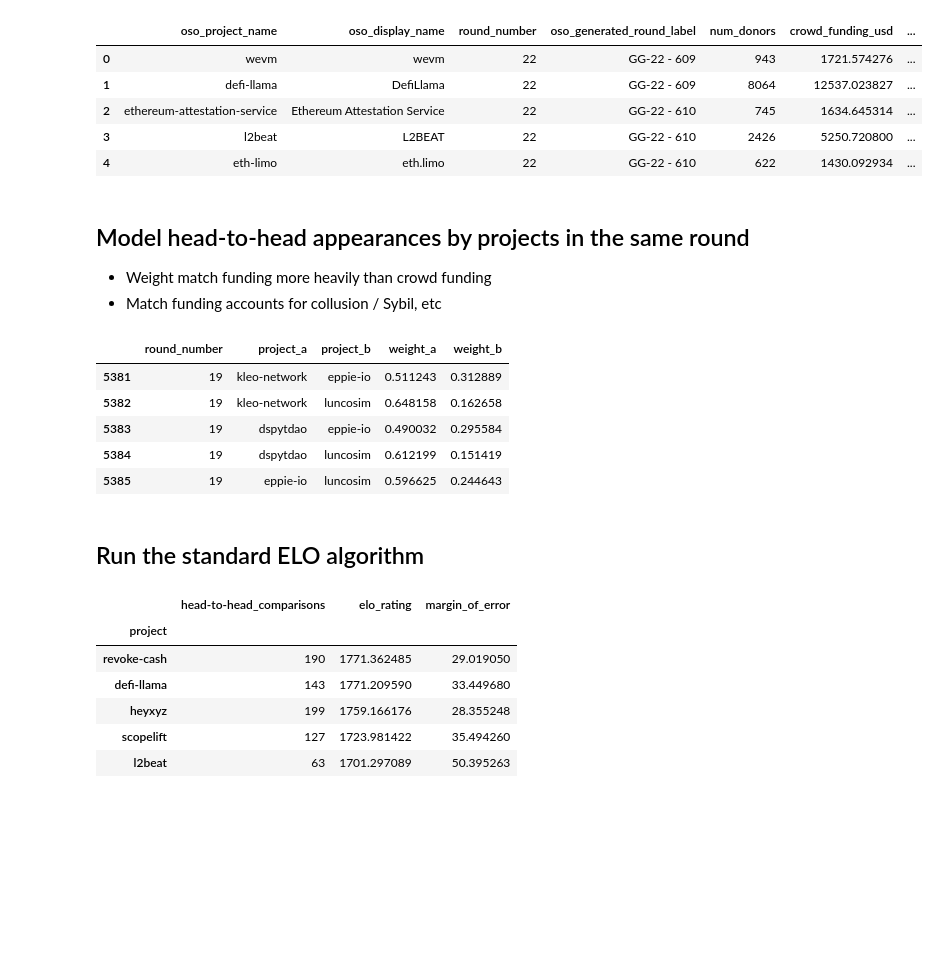
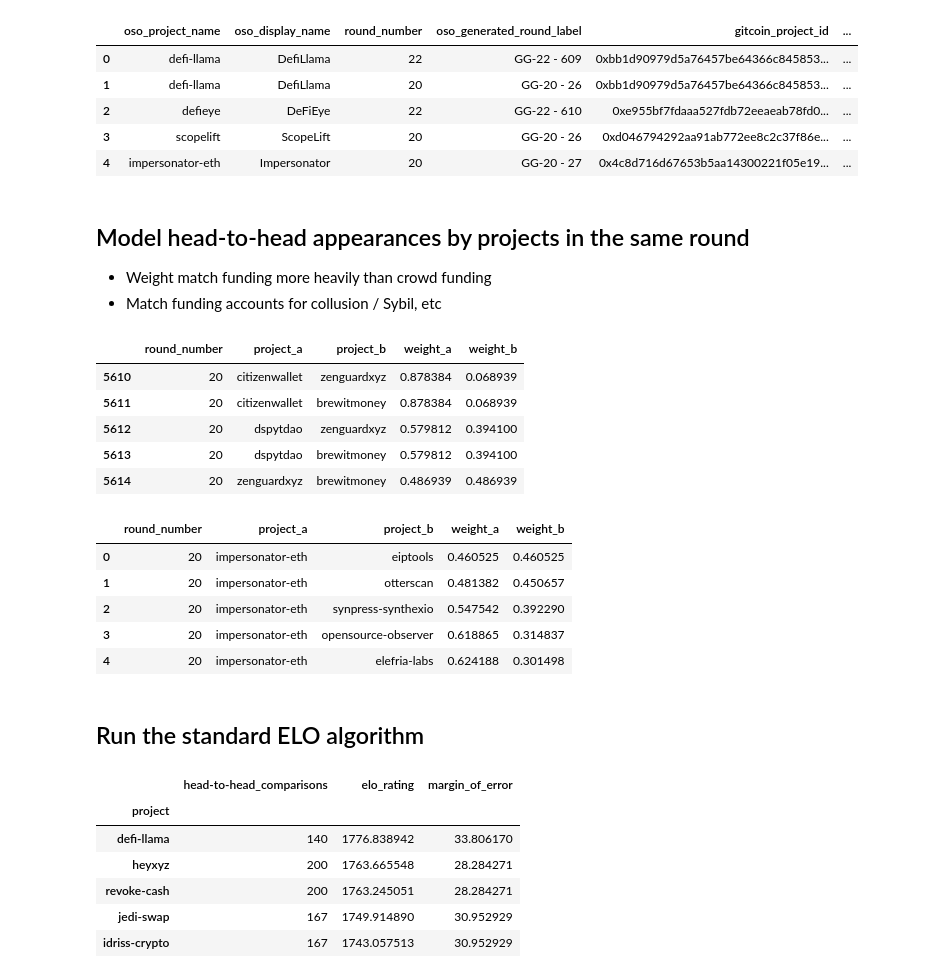
Before and after one commit to opensource-observer/insights, a Jupyter notebook: analysis/gitcoin/2025-01-30_GitcoinGrantsELO.ipynb, the cells around one changed output. Cells and saved outputs as stored; diff of their text form; code cells hidden in the pictures; blank space fills up the shorter version.

```diff
--- a/analysis/gitcoin/2025-01-30_GitcoinGrantsELO.ipynb
+++ b/analysis/gitcoin/2025-01-30_GitcoinGrantsELO.ipynb
@@ -20,14 +21,24 @@ query = """
       oso_display_name,
       round_number,
       oso_generated_round_label,
+      gitcoin_project_id,
       count(distinct donor_address) as num_donors,
       sum(case when donor_address is not null then amount_in_usd else 0 end) as crowd_funding_usd,
       sum(case when donor_address is null then amount_in_usd else 0 end) as match_funding_usd
     from `oso_production.gitcoin_funding_events_by_project_v0`
-    where round_number >= 18
-    group by 1, 2, 3, 4
+    where ((round_number = 22 and gitcoin_round_id = '608') or
+      (round_number = 22 and gitcoin_round_id = '609') or
+      (round_number = 22 and gitcoin_round_id = '610') or
+      (round_number = 22 and gitcoin_round_id = '611') or
+      (round_number = 20 and gitcoin_round_id = '23') or
+      (round_number = 20 and gitcoin_round_id = '25') or
+      (round_number = 20 and gitcoin_round_id = '26') or
+      (round_number = 20 and gitcoin_round_id = '27') or
+      (round_number = 19 and lower(gitcoin_round_id) = '0xd4cc0dd193c7dc1d665ae244ce12d7fab337a008') or
+      (round_number = 18 and lower(gitcoin_round_id) = '0x8de918f0163b2021839a8d84954dd7e8e151326d'))
+    group by 1, 2, 3, 4, 5
     having match_funding_usd > 0
-    order by 7 desc
+    order by 8 desc
 """
 results = client.query(query)
 gitcoin_df = results.to_dataframe()
@@ -48,9 +58,10 @@ gitcoin_df.tail(5)
 # %%
 round_stats = gitcoin_df.groupby('oso_generated_round_label').agg({
     'oso_project_name': 'nunique',
+    'gitcoin_project_id': 'nunique',
     'match_funding_usd': 'sum'
 }).sort_values(by='match_funding_usd', ascending=False)
 
-oss_heavy_rounds = round_stats[(round_stats['match_funding_usd'] >= 20_000) & (round_stats['oso_project_name'] >= 10)]
+oss_heavy_rounds = round_stats[(round_stats['match_funding_usd'] >= 20_000) & (round_stats['gitcoin_project_id'] >= 10)]
 oss_heavy_rounds
 # %% [output]
@@ -75,22 +111,22 @@ oss_heavy_rounds
 # %%
 oss_heavy_rounds_list = list(oss_heavy_rounds.index)
 round_filter = gitcoin_df['oso_generated_round_label'].isin(oss_heavy_rounds_list)
 
 project_round_count = gitcoin_df.groupby('oso_project_name')['round_number'].nunique()
-projects_above_round_count_threshold = list(project_round_count[project_round_count > 3].index)
+projects_above_round_count_threshold = list(project_round_count[project_round_count >= 3].index)
 project_filter = gitcoin_df['oso_project_name'].isin(projects_above_round_count_threshold)
 
 oss_project_filter = gitcoin_df['oso_project_name'].isna() == False
 
 filtered_df = gitcoin_df[round_filter & project_filter & oss_project_filter].reset_index(drop=True)
 filtered_df.head()
 # %% [output]
-|  | oso_project_name | oso_display_name | round_number | oso_generated_round_label | num_donors | crowd_funding_usd | ... |
-| 0 | wevm | wevm | 22 | GG-22 - 609 | 943 | 1721.574276 | ... |
-| 1 | defi-llama | DefiLlama | 22 | GG-22 - 609 | 8064 | 12537.023827 | ... |
-| 2 | ethereum-attestation-service | Ethereum Attestation Service | 22 | GG-22 - 610 | 745 | 1634.645314 | ... |
-| 3 | l2beat | L2BEAT | 22 | GG-22 - 610 | 2426 | 5250.720800 | ... |
-| 4 | eth-limo | eth.limo | 22 | GG-22 - 610 | 622 | 1430.092934 | ... |
+|  | oso_project_name | oso_display_name | round_number | oso_generated_round_label | gitcoin_project_id | ... |
+| 0 | defi-llama | DefiLlama | 22 | GG-22 - 609 | 0xbb1d90979d5a76457be64366c845853... | ... |
+| 1 | defi-llama | DefiLlama | 20 | GG-20 - 26 | 0xbb1d90979d5a76457be64366c845853... | ... |
+| 2 | defieye | DeFiEye | 22 | GG-22 - 610 | 0xe955bf7fdaaa527fdb72eeaeab78fd0... | ... |
+| 3 | scopelift | ScopeLift | 20 | GG-20 - 26 | 0xd046794292aa91ab772ee8c2c37f86e... | ... |
+| 4 | impersonator-eth | Impersonator | 20 | GG-20 - 27 | 0x4c8d716d67653b5aa14300221f05e19... | ... |
 # %% [markdown]
 ## Model head-to-head appearances by projects in the same round
 
@@ -123,13 +159,22 @@ simulation_df = pd.DataFrame(simulation_data)
 simulation_df.tail()
 # %% [output]
 |  | round_number | project_a | project_b | weight_a | weight_b |
-| 5381 | 19 | kleo-network | eppie-io | 0.511243 | 0.312889 |
-| 5382 | 19 | kleo-network | luncosim | 0.648158 | 0.162658 |
-| 5383 | 19 | dspytdao | eppie-io | 0.490032 | 0.295584 |
-| 5384 | 19 | dspytdao | luncosim | 0.612199 | 0.151419 |
-| 5385 | 19 | eppie-io | luncosim | 0.596625 | 0.244643 |
+| 5610 | 20 | citizenwallet | zenguardxyz | 0.878384 | 0.068939 |
+| 5611 | 20 | citizenwallet | brewitmoney | 0.878384 | 0.068939 |
+| 5612 | 20 | dspytdao | zenguardxyz | 0.579812 | 0.394100 |
+| 5613 | 20 | dspytdao | brewitmoney | 0.579812 | 0.394100 |
+| 5614 | 20 | zenguardxyz | brewitmoney | 0.486939 | 0.486939 |
-# %% [markdown]
-## Run the standard ELO algorithm
+# %%
+simulation_df.head()
+# %% [output]
+|  | round_number | project_a | project_b | weight_a | weight_b |
+| 0 | 20 | impersonator-eth | eiptools | 0.460525 | 0.460525 |
+| 1 | 20 | impersonator-eth | otterscan | 0.481382 | 0.450657 |
+| 2 | 20 | impersonator-eth | synpress-synthexio | 0.547542 | 0.392290 |
+| 3 | 20 | impersonator-eth | opensource-observer | 0.618865 | 0.314837 |
+| 4 | 20 | impersonator-eth | elefria-labs | 0.624188 | 0.301498 |
+# %% [markdown]
+## Run the standard ELO algorithm
 # %%
 def expected_score(rating_a, rating_b):
     return 1 / (1 + 10 ** ((rating_b - rating_a) / 400))
@@ -182,11 +227,11 @@ elo_df.head()
 # %% [output]
 |  | head-to-head_comparisons | elo_rating | margin_of_error |
 | project |  |  |  |
-| revoke-cash | 190 | 1771.362485 | 29.019050 |
-| defi-llama | 143 | 1771.209590 | 33.449680 |
-| heyxyz | 199 | 1759.166176 | 28.355248 |
-| scopelift | 127 | 1723.981422 | 35.494260 |
-| l2beat | 63 | 1701.297089 | 50.395263 |
+| defi-llama | 140 | 1776.838942 | 33.806170 |
+| heyxyz | 200 | 1763.665548 | 28.284271 |
+| revoke-cash | 200 | 1763.245051 | 28.284271 |
+| jedi-swap | 167 | 1749.914890 | 30.952929 |
+| idriss-crypto | 167 | 1743.057513 | 30.952929 |
 # %%
 df = (
     elo_df
```
Also changed, not shown: parts of 11 cells of this notebook, 2 other files.
